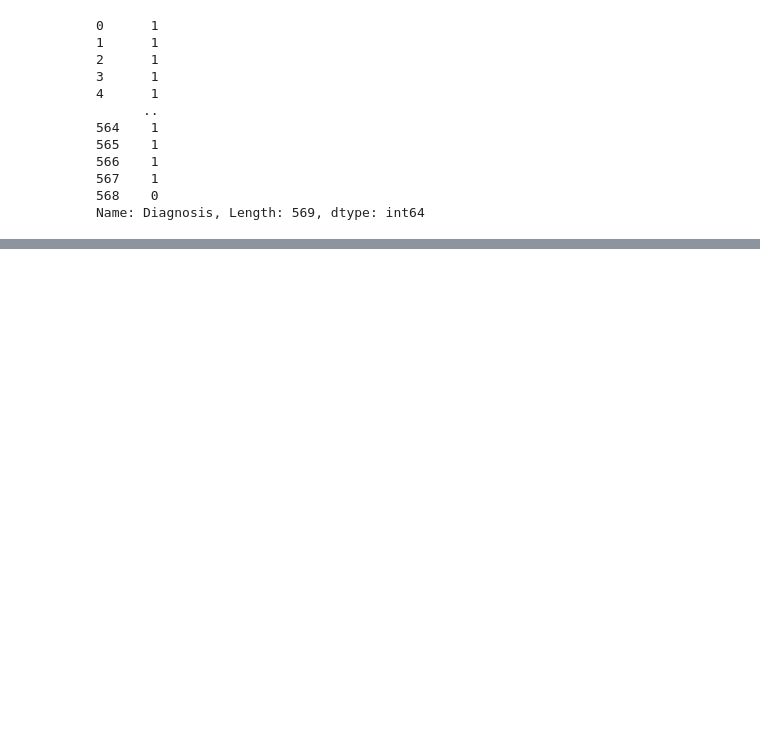
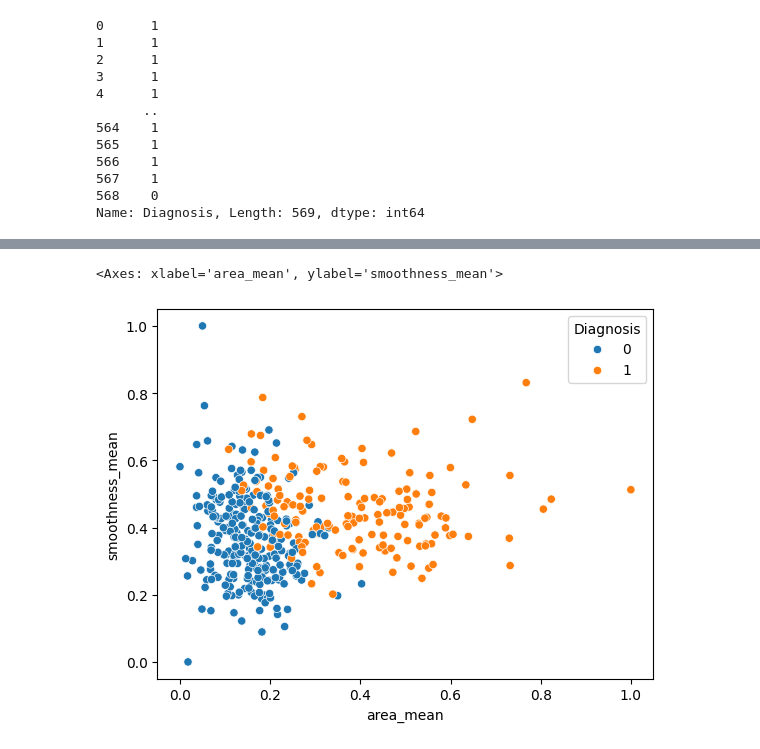
Before and after one commit to the-engrossed/breast_cancer_classification, a Jupyter notebook: test.ipynb, the cells around one changed output, grey strips where cells are left out. Saved outputs shown, nothing was run; the diff lists cells and outputs as text; code cells hidden in the pictures; blank space fills up the shorter version.

```diff
--- a/test.ipynb
+++ b/test.ipynb
@@ -154,0 +185,5 @@ y_train.shape
+# %%
+min_train = X_train.min()
+range_train = (X_train - min_train).max()
+# %%
+X_train_scaled = (X_train - min_train) / range_train
@@ -154,0 +195,5 @@ y_train.shape
+# %%
+sns.scatterplot(x= X_train_scaled['area_mean'], y= X_train_scaled['smoothness_mean'], hue= y_train)
+# %% [output]
+<Axes: xlabel='area_mean', ylabel='smoothness_mean'>
+[figure, added]
```
Also changed, not shown: parts of 21 cells of this notebook.
